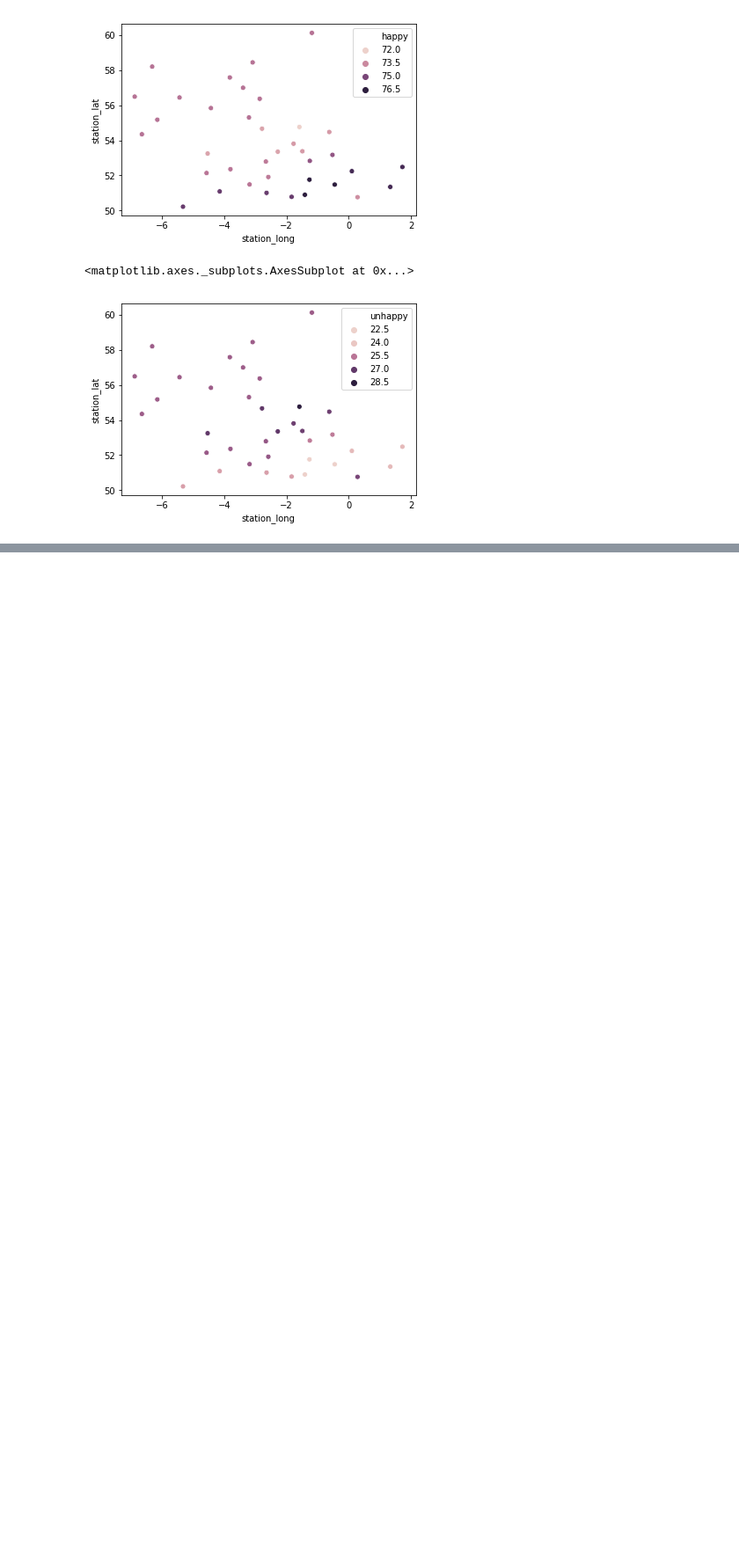
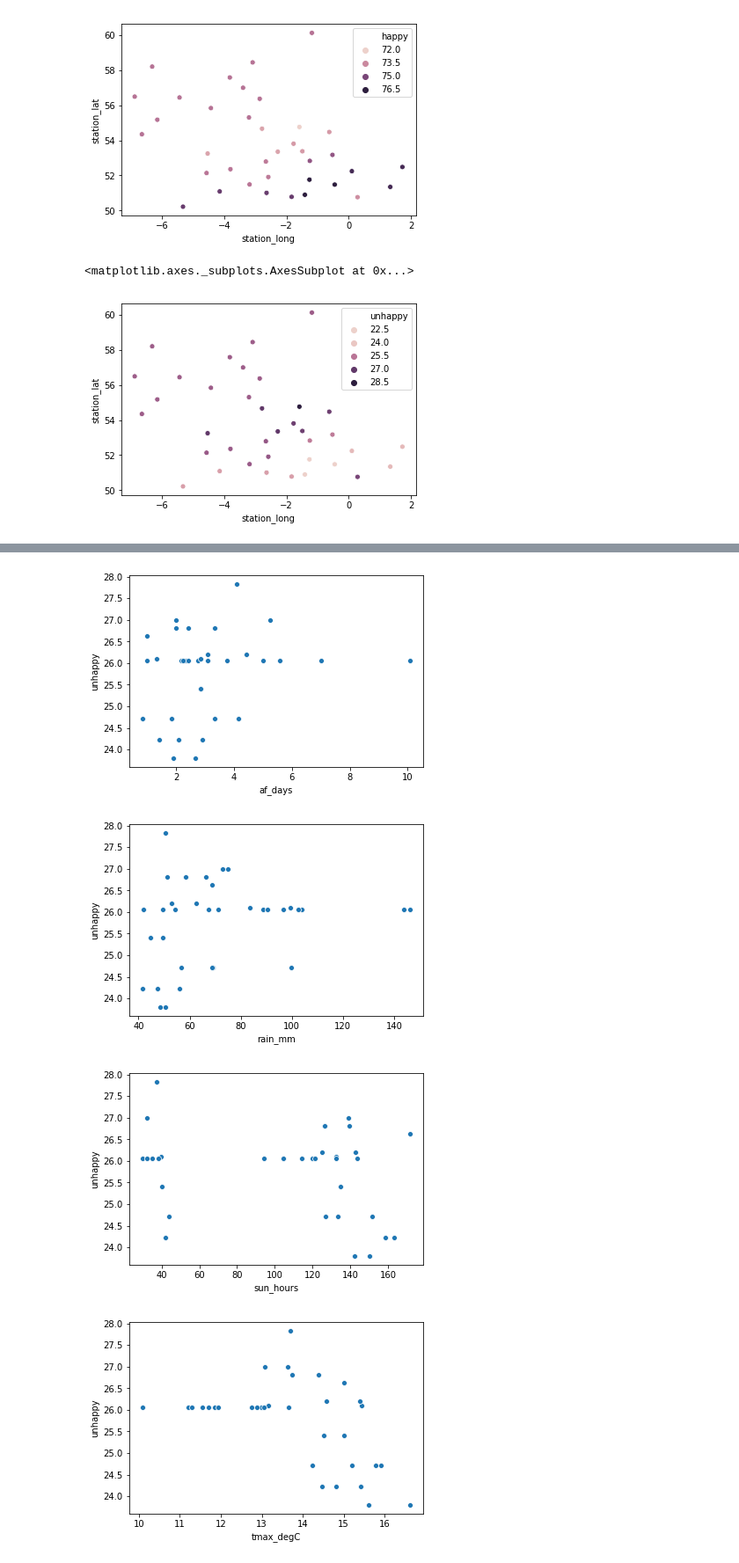
Before and after one commit to mukeswebrian/Analysing-the-impact-of-weather-on-self-reported-happiness, a Jupyter notebook: join_happiness_and_weather_data.ipynb, the cells around one changed output, grey strips where cells are left out. Shown at 88% size. Saved outputs shown, nothing was run; the diff lists cells and outputs as text; code cells hidden in the pictures; blank space fills up the shorter version.

```diff
--- a/join_happiness_and_weather_data.ipynb
+++ b/join_happiness_and_weather_data.ipynb
@@ -465,0 +485,16 @@ sns.scatterplot(data=happiness_binary, x="station_long", y="station_lat", hue="u
+# %%
+# Plot uhappy percentage
+def plot_unhappy(feature):
+    fig, ax = plt.subplots()
+    sns.scatterplot(data=happiness_binary, x=feature, y="unhappy", ax=ax)
+
+
+to_plot = ["af_days", "rain_mm", "sun_hours" , "tmax_degC","tmin_degC"]
+
+for feature in to_plot:
+    plot_unhappy(feature)
+# %% [output]
+[figure, added]
+[figure, added]
+[figure, added]
+[figure, added]
```
Also changed, not shown: parts of 10 cells of this notebook, 11 other files.
